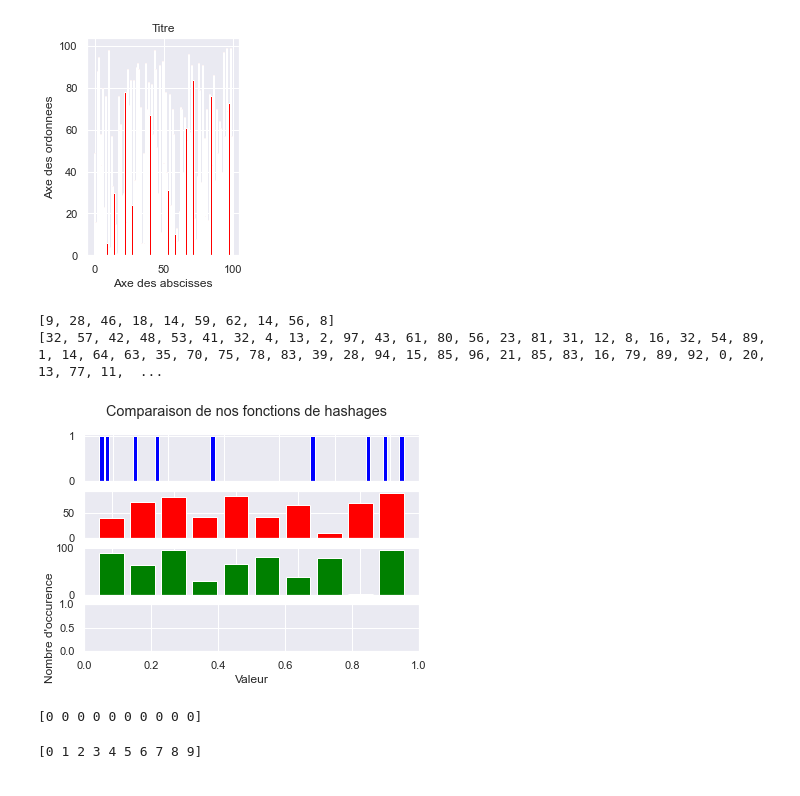
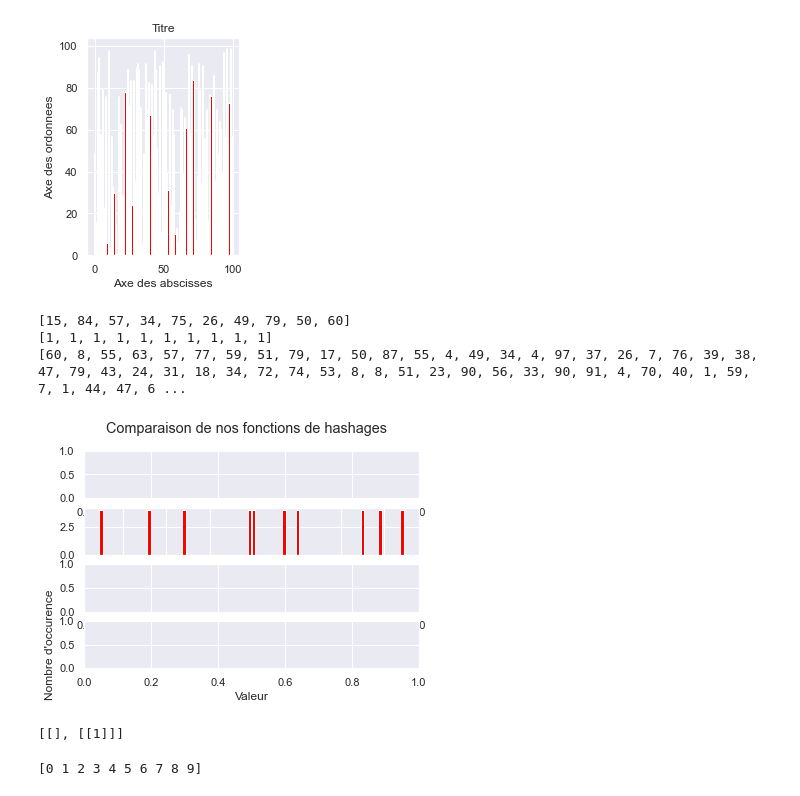
Before and after one commit to maxant38/big_data_hash_table, a Jupyter notebook: TP1.ipynb, the cells around one changed output. Cells and saved outputs as stored; diff of their text form; code cells hidden in the pictures.

```diff
--- a/TP1.ipynb
+++ b/TP1.ipynb
@@ -172,55 +172,44 @@ ValueError: num must be 1 <= num <= 2, not 3
 # %%
     import numpy as np
     Y = [random.randrange(100) for _ in range(100)]
-    Z = [random.randrange(100) for _ in range(100)]
-    W = [random.randrange(100) for _ in range(100)]
-    X = [random.randrange(100) for _ in range(100)]
+    Y_sample=[]
 
-    X_sample = []
-    Y_sample = []
-    Z_sample = []
-    W_sample = []
-
-    for i in range (0,10):
-        X_sample.append((np.random.choice(X)))
 
     for i in range (0,10):
         Y_sample.append((np.random.choice(Y)))
 
-    for i in range (0,10):
-        Z_sample.append((np.random.choice(Z)))
-
-    for i in range (0,10):
-        W_sample.append((np.random.choice(W)))
 
 
     fig, ax = plt.subplots(4)
 
     plt.suptitle('Comparaison de nos fonctions de hashages')
     plt.ylabel("Nombre d'occurence")
     plt.xlabel("Valeur")
 
-    ax[0].bar(Y_sample,[1,1,1,1,1,1,1,1,1,1], color="blue")
 
-    ax[1].bar(np.arange(len(Z_sample)),Z_sample, color="red")
-
-    ax[2].bar(np.arange(len(W_sample)),W_sample, color="green")
+    ax[1].bar(Y_sample, [1]*len(Y_sample),color="red", label="Hashage ASCII")
 
 
 
     print(Y_sample)
+    print([1]*len(Y_sample))
     print(Y)
 
 
     plt.show()
 # %% [output]
-[9, 28, 46, 18, 14, 59, 62, 14, 56, 8]
-[32, 57, 42, 48, 53, 41, 32, 4, 13, 2, 97, 43, 61, 80, 56, 23, 81, 31, 12, 8, 16, 32, 54, 89, 1, 14, 64, 63, 35, 70, 75, 78, 83, 39, 28, 94, 15, 85, 96, 21, 85, 83, 16, 79, 89, 92, 0, 20, 13, 77, 11,  ...
+[15, 84, 57, 34, 75, 26, 49, 79, 50, 60]
+[1, 1, 1, 1, 1, 1, 1, 1, 1, 1]
+[60, 8, 55, 63, 57, 77, 59, 51, 79, 17, 50, 87, 55, 4, 49, 34, 4, 97, 37, 26, 7, 76, 39, 38, 47, 79, 43, 24, 31, 18, 34, 72, 74, 53, 8, 8, 51, 23, 90, 56, 33, 90, 91, 4, 70, 40, 1, 59, 7, 1, 44, 47, 6 ...
-[figure, old version]
+[figure, new version]
-# %%
-print(np.array([0]*10))
-# %% [output]
-[0 0 0 0 0 0 0 0 0 0]
+# %%
+Liss =[[],[]]
+
+Liss[1].append([1])
+
+Liss
+# %% [output]
+[[], [[1]]]
 # %%
 print(np.arange(10))
 # %% [output]
```
Also changed, not shown: 1 other file.
